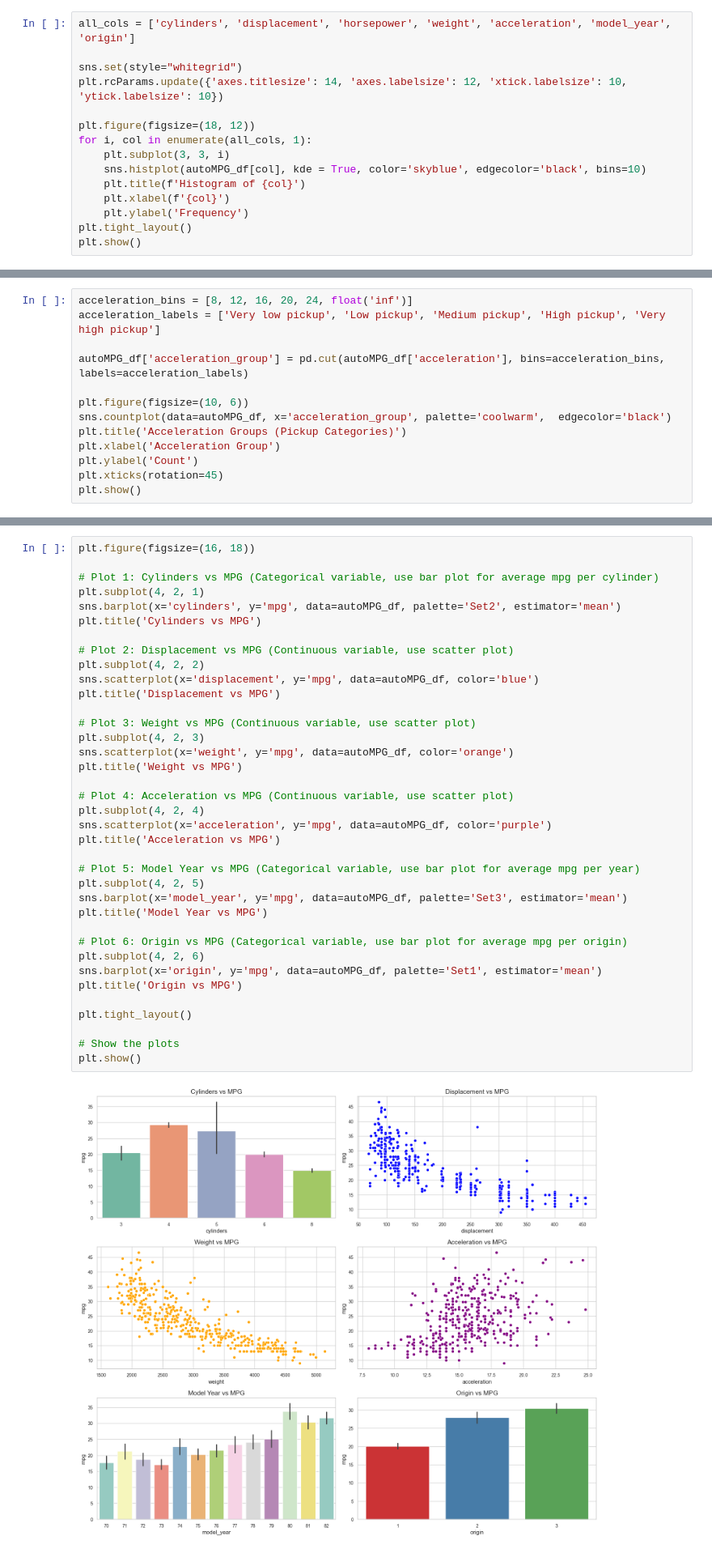
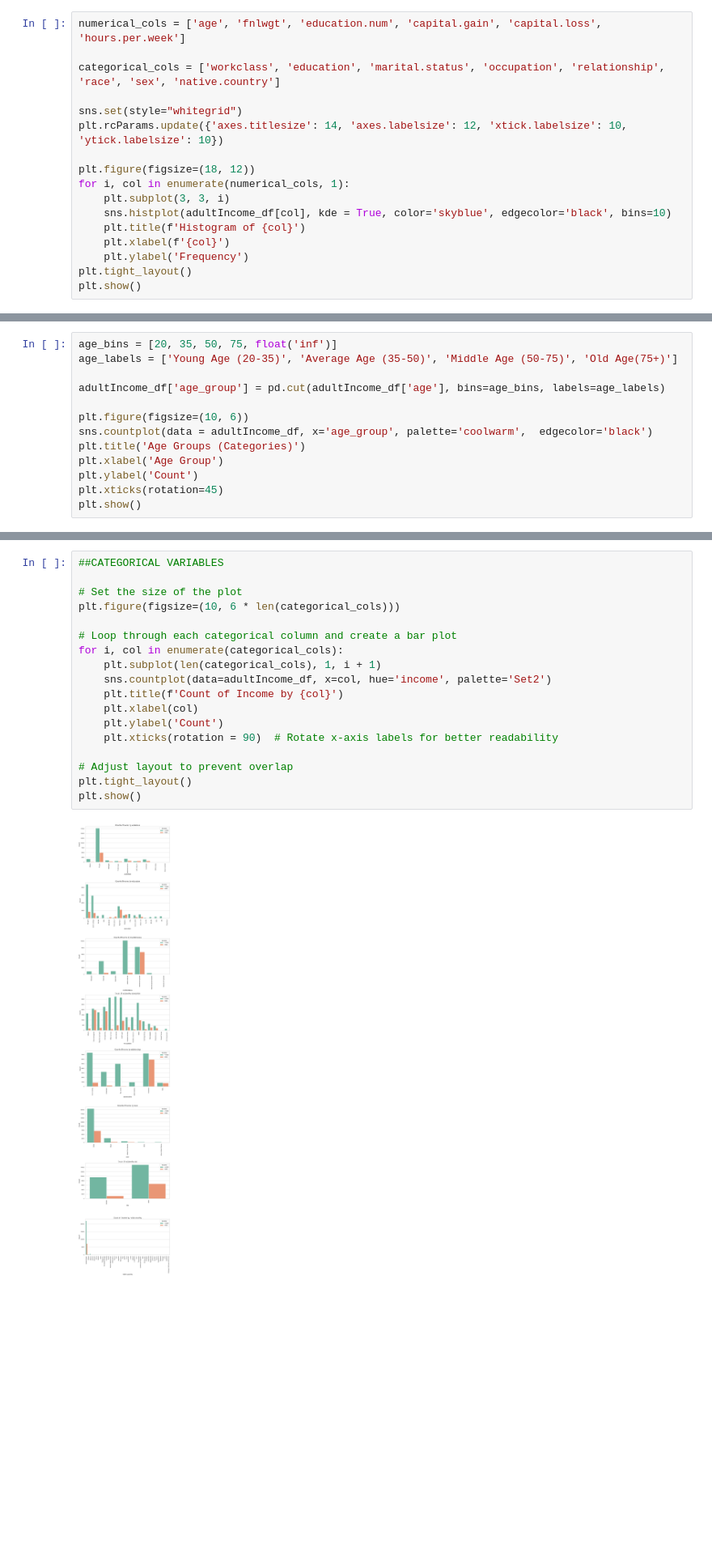
Before and after one commit to priyam-itobuz/Exploratory-Data-Analysis, a Jupyter notebook: eda/notebooks/Adult_Income.ipynb, the cells around one changed output, grey strips where cells are left out. Shown at 81% size. Cells and saved outputs as stored; diff of their text form; blank space fills up the shorter version.

```diff
--- a/eda/notebooks/Adult_Income.ipynb
+++ b/eda/notebooks/Adult_Income.ipynb
@@ -143,13 +155,15 @@ plt.show()
 # %%
-all_cols = ['cylinders', 'displacement', 'horsepower', 'weight', 'acceleration', 'model_year', 'origin']
+numerical_cols = ['age', 'fnlwgt', 'education.num', 'capital.gain', 'capital.loss', 'hours.per.week']
+
+categorical_cols = ['workclass', 'education', 'marital.status', 'occupation', 'relationship', 'race', 'sex', 'native.country']
 
 sns.set(style="whitegrid")
 plt.rcParams.update({'axes.titlesize': 14, 'axes.labelsize': 12, 'xtick.labelsize': 10, 'ytick.labelsize': 10})
 
 plt.figure(figsize=(18, 12))
-for i, col in enumerate(all_cols, 1):
+for i, col in enumerate(numerical_cols, 1):
     plt.subplot(3, 3, i)
-    sns.histplot(autoMPG_df[col], kde = True, color='skyblue', edgecolor='black', bins=10)
+    sns.histplot(adultIncome_df[col], kde = True, color='skyblue', edgecolor='black', bins=10)
     plt.title(f'Histogram of {col}')
     plt.xlabel(f'{col}')
     plt.ylabel('Frequency')
@@ -243,15 +324,15 @@ plt.show()
 # %% [markdown]
 ## Variable Binning or Bucketing
 # %%
-acceleration_bins = [8, 12, 16, 20, 24, float('inf')]
-acceleration_labels = ['Very low pickup', 'Low pickup', 'Medium pickup', 'High pickup', 'Very high pickup']
+age_bins = [20, 35, 50, 75, float('inf')]
+age_labels = ['Young Age (20-35)', 'Average Age (35-50)', 'Middle Age (50-75)', 'Old Age(75+)']
 
-autoMPG_df['acceleration_group'] = pd.cut(autoMPG_df['acceleration'], bins=acceleration_bins, labels=acceleration_labels)
+adultIncome_df['age_group'] = pd.cut(adultIncome_df['age'], bins=age_bins, labels=age_labels)
 
 plt.figure(figsize=(10, 6))
-sns.countplot(data=autoMPG_df, x='acceleration_group', palette='coolwarm',  edgecolor='black')
-plt.title('Acceleration Groups (Pickup Categories)')
-plt.xlabel('Acceleration Group')
+sns.countplot(data = adultIncome_df, x='age_group', palette='coolwarm',  edgecolor='black')
+plt.title('Age Groups (Categories)')
+plt.xlabel('Age Group')
 plt.ylabel('Count')
 plt.xticks(rotation=45)
 plt.show()
@@ -318,41 +343,22 @@ The bar chart displays the distribution of vehicles across **four weight categor
 # %% [markdown]
 ## Bivariate Analysis
 # %%
-plt.figure(figsize=(16, 18))
+##CATEGORICAL VARIABLES
 
-# Plot 1: Cylinders vs MPG (Categorical variable, use bar plot for average mpg per cylinder)
-plt.subplot(4, 2, 1)
-sns.barplot(x='cylinders', y='mpg', data=autoMPG_df, palette='Set2', estimator='mean')
-plt.title('Cylinders vs MPG')
+# Set the size of the plot
+plt.figure(figsize=(10, 6 * len(categorical_cols)))
 
-# Plot 2: Displacement vs MPG (Continuous variable, use scatter plot)
-plt.subplot(4, 2, 2)
-sns.scatterplot(x='displacement', y='mpg', data=autoMPG_df, color='blue')
-plt.title('Displacement vs MPG')
+# Loop through each categorical column and create a bar plot
+for i, col in enumerate(categorical_cols):
+    plt.subplot(len(categorical_cols), 1, i + 1)
+    sns.countplot(data=adultIncome_df, x=col, hue='income', palette='Set2')
+    plt.title(f'Count of Income by {col}')
+    plt.xlabel(col)
+    plt.ylabel('Count')
+    plt.xticks(rotation = 90)  # Rotate x-axis labels for better readability
 
-# Plot 3: Weight vs MPG (Continuous variable, use scatter plot)
-plt.subplot(4, 2, 3)
-sns.scatterplot(x='weight', y='mpg', data=autoMPG_df, color='orange')
-plt.title('Weight vs MPG')
-
-# Plot 4: Acceleration vs MPG (Continuous variable, use scatter plot)
-plt.subplot(4, 2, 4)
-sns.scatterplot(x='acceleration', y='mpg', data=autoMPG_df, color='purple')
-plt.title('Acceleration vs MPG')
-
-# Plot 5: Model Year vs MPG (Categorical variable, use bar plot for average mpg per year)
-plt.subplot(4, 2, 5)
-sns.barplot(x='model_year', y='mpg', data=autoMPG_df, palette='Set3', estimator='mean')
-plt.title('Model Year vs MPG')
-
-# Plot 6: Origin vs MPG (Categorical variable, use bar plot for average mpg per origin)
-plt.subplot(4, 2, 6)
-sns.barplot(x='origin', y='mpg', data=autoMPG_df, palette='Set1', estimator='mean')
-plt.title('Origin vs MPG')
-
+# Adjust layout to prevent overlap
 plt.tight_layout()
-
-# Show the plots
 plt.show()
 # %% [output]
-[figure, old version]
+[figure, new version]
```
Also changed, not shown: parts of 63 cells of this notebook, 5 other files.
